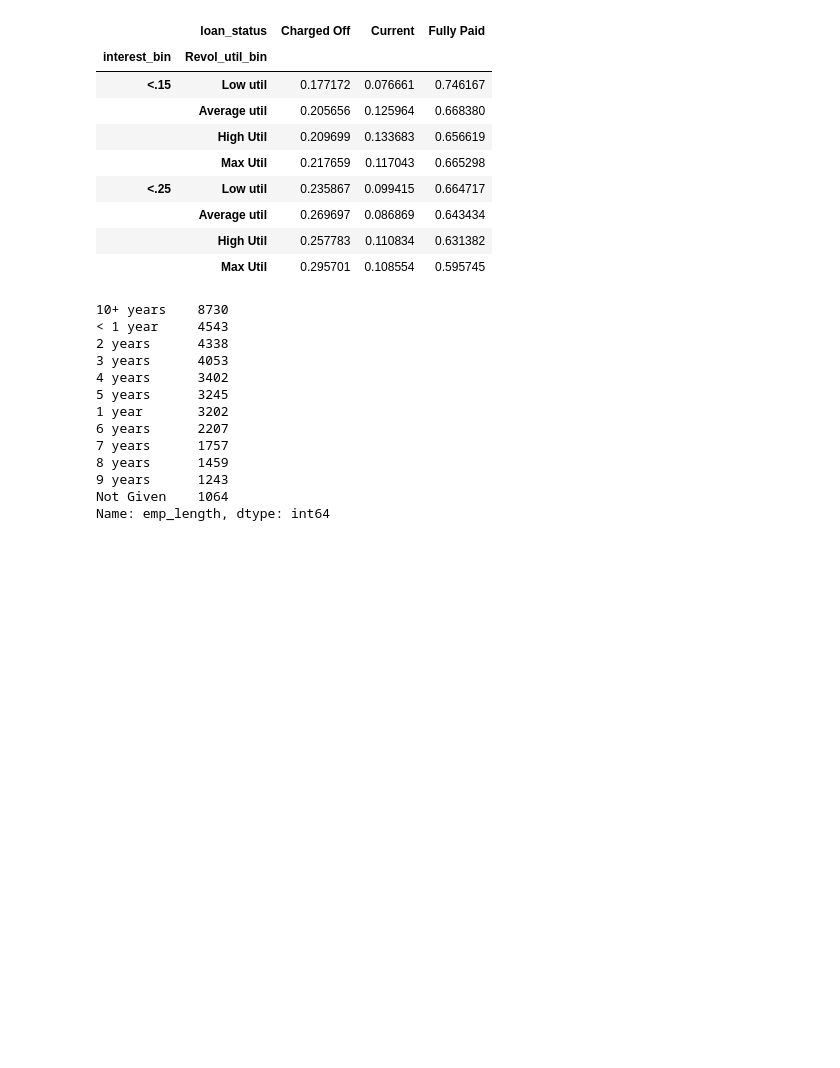
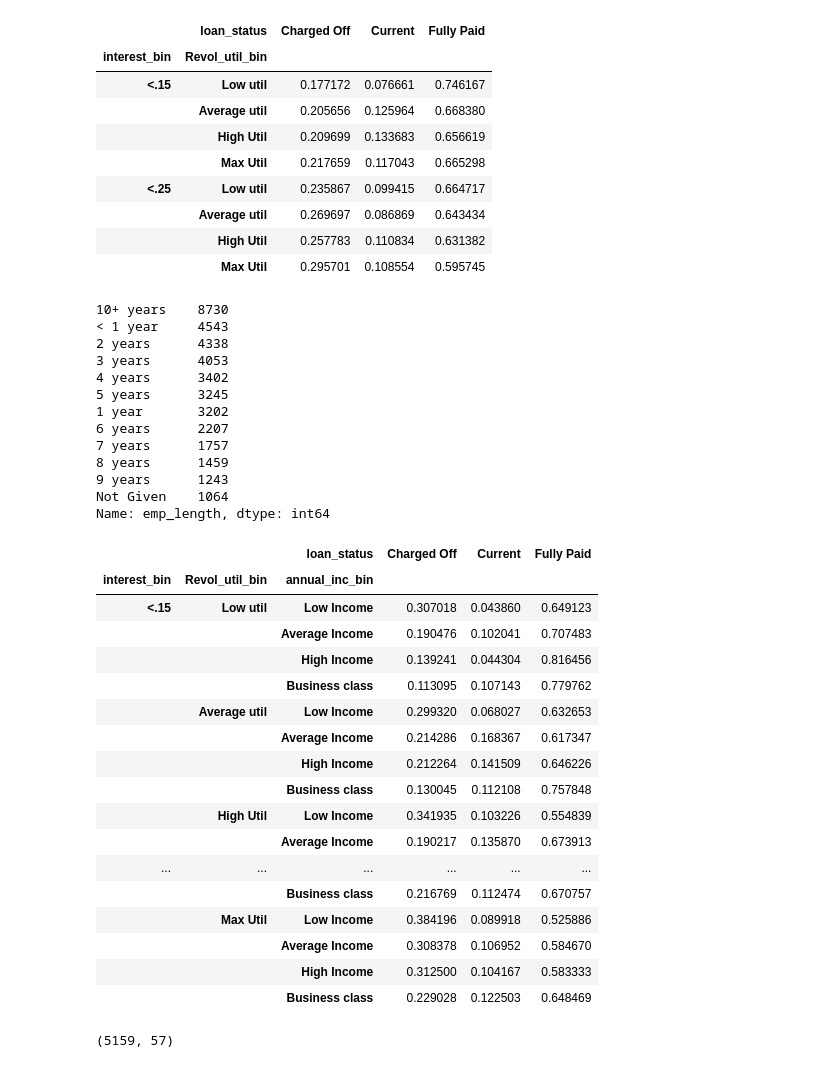
Before and after one commit to karthikmnkrishna/Loan-default-prediction, a Jupyter notebook: Loan_Case_study.ipynb, the cells around one changed output. Saved outputs shown, nothing was run; the diff lists cells and outputs as text; code cells hidden in the pictures; blank space fills up the shorter version.

```diff
--- a/Loan_Case_study.ipynb
+++ b/Loan_Case_study.ipynb
@@ -1217,3 +1231,29 @@ df.emp_length.value_counts()
 9 years      1243
 Not Given    1064
 Name: emp_length, dtype: int64
+# %%
+pd.crosstab([df60.interest_bin , df60.Revol_util_bin,df60.annual_inc_bin],df60.loan_status , values= df60.loan_amnt , aggfunc= 'count',normalize= 'index')
+# %% [output]
+|  |  | loan_status | Charged Off | Current | Fully Paid |
+| interest_bin | Revol_util_bin | annual_inc_bin |  |  |  |
+| <.15 | Low util | Low Income | 0.307018 | 0.043860 | 0.649123 |
+|  |  | Average Income | 0.190476 | 0.102041 | 0.707483 |
+|  |  | High Income | 0.139241 | 0.044304 | 0.816456 |
+|  |  | Business class | 0.113095 | 0.107143 | 0.779762 |
+|  | Average util | Low Income | 0.299320 | 0.068027 | 0.632653 |
+|  |  | Average Income | 0.214286 | 0.168367 | 0.617347 |
+|  |  | High Income | 0.212264 | 0.141509 | 0.646226 |
+|  |  | Business class | 0.130045 | 0.112108 | 0.757848 |
+|  | High Util | Low Income | 0.341935 | 0.103226 | 0.554839 |
+|  |  | Average Income | 0.190217 | 0.135870 | 0.673913 |
+| ... | ... | ... | ... | ... | ... |
+|  |  | Business class | 0.216769 | 0.112474 | 0.670757 |
+|  | Max Util | Low Income | 0.384196 | 0.089918 | 0.525886 |
+|  |  | Average Income | 0.308378 | 0.106952 | 0.584670 |
+|  |  | High Income | 0.312500 | 0.104167 | 0.583333 |
+|  |  | Business class | 0.229028 | 0.122503 | 0.648469 |
+# %%
+df60 = df60[df60.Revol_util_bin >'Average util']
+df60.shape
+# %% [output]
+(5159, 57)
```
Also changed, not shown: parts of 14 cells of this notebook.
